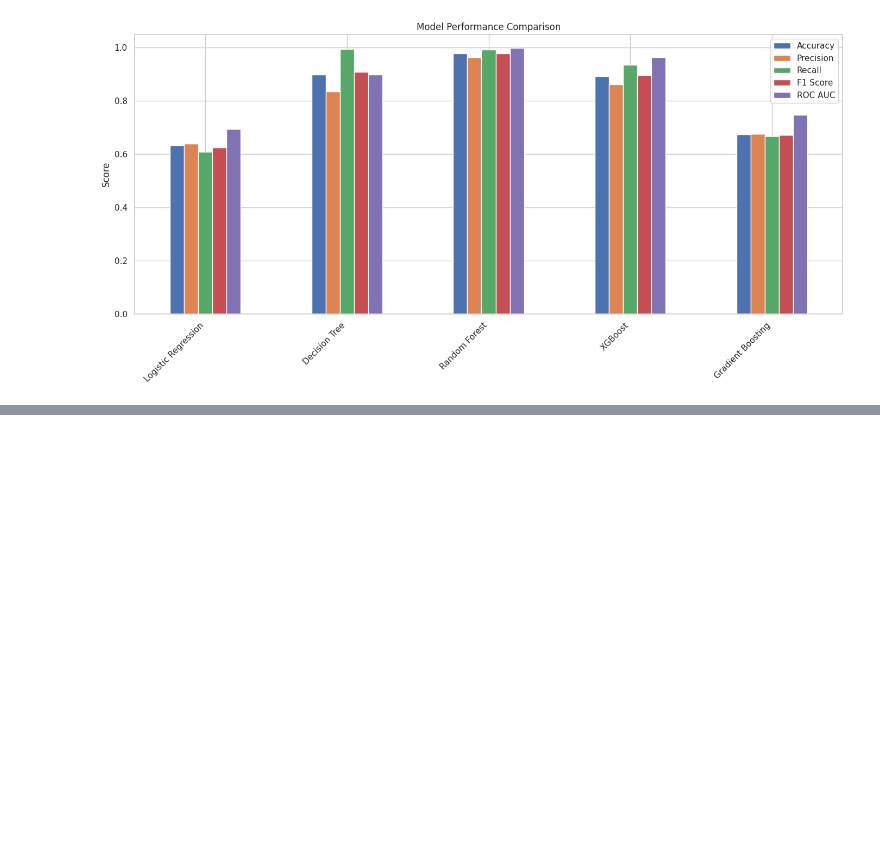
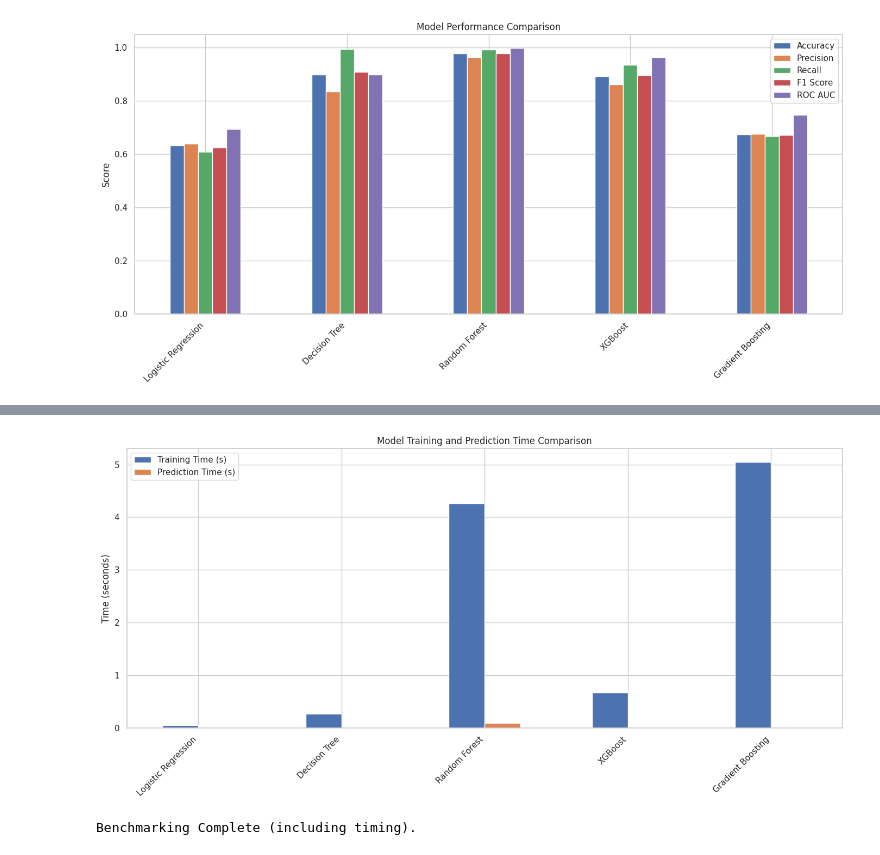
Before and after one commit to Afealete/FOXTROT-2-ASSIGNMENT-2, a Jupyter notebook: Group 4 (FOXTROT-2) Project One.ipynb, the cells around one changed output, grey strips where cells are left out. Saved outputs shown, nothing was run; the diff lists cells and outputs as text; code cells hidden in the pictures; blank space fills up the shorter version.

```diff
--- a/Group 4 (FOXTROT-2) Project One.ipynb
+++ b/Group 4 (FOXTROT-2) Project One.ipynb
@@ -820,0 +754,77 @@ Model Benchmarking Results:
+# %%
+import timeit
+# Explanation of Error Analysis
+print("### Error Analysis Explained ###")
+print("Error analysis is the process of systematically examining the instances where a model makes incorrect predictions.")
+print("It helps us understand *why* the model is failing and identify specific types of errors or subsets of data where performance is poor.")
+print("Common tools for error analysis include:")
+print("- Confusion Matrices: Visualize true vs. predicted classes, highlighting False Positives and False Negatives.")
+print("- Classification Reports: Provide precision, recall, and F1-score per class.")
+print("- ROC Curves: Evaluate the trade-off between the True Positive Rate and the False Positive Rate at various thresholds.")
+print("- Examining misclassified instances: Manually inspecting data points where the model was wrong to find patterns or underlying reasons.")
+print("\nIn the code, we performed error analysis by generating:")
+print("- Confusion Matrices for each model to see where misclassifications occur.")
+print("- Classification Reports to get detailed per-class performance metrics.")
+print("- ROC Curves to assess the models' ability to distinguish between classes across different probability thresholds.")
+
+# Explanation of Performance Benchmarking
+print("\n### Performance Benchmarking Explained ###")
+print("Performance benchmarking involves evaluating and comparing the performance of different models or algorithms on a specific task.")
+print("The goal is to determine which model performs best based on relevant evaluation metrics and potentially computational efficiency.")
+print("Key aspects of performance benchmarking include:")
+print("- Defining relevant evaluation metrics (e.g., Accuracy, Precision, Recall, F1-score, ROC AUC).")
+print("- Using a consistent dataset and evaluation protocol (e.g., train-test split, cross-validation).")
+print("- Comparing metric scores across different models.")
+print("- Considering other factors like training time, prediction time, and model complexity (though not explicitly timed in the previous code).")
+print("\nIn the code, we performed performance benchmarking by:")
+print("- Training and evaluating multiple classification models (Logistic Regression, Decision Tree, Random Forest, XGBoost, Gradient Boosting).")
+print("- Calculating and comparing common classification metrics (Accuracy, Precision, Recall, F1 Score, ROC AUC) for each model on the test set.")
+print("- Presenting these metrics in a table for easy comparison.")
+print("- Visualizing the performance using bar plots of metrics and ROC curves.")
+print("- Using cross-validation on the best model to get a more robust estimate of its performance on unseen data.")
+print("- Examining Feature Importance for tree-based models to understand which features are most influential in their predictions.")
+
+# Adding Performance Benchmarking (Timing) - Optional but useful for comparing speed
+print("\n### Adding Timing Benchmarking ###")
+
+model_training_times = {}
+model_prediction_times = {}
+
+for name, model in models.items():
+    print(f"Benchmarking {name}...")
+
+    # Time training
+    start_time = timeit.default_timer()
+    model.fit(X_train_scaled, y_train)
+    end_time = timeit.default_timer()
+    training_time = end_time - start_time
+    model_training_times[name] = training_time
+    print(f"  Training Time: {training_time:.4f} seconds")
+
+    # Time prediction
+    start_time = timeit.default_timer()
+    y_pred = model.predict(X_test_scaled)
+    end_time = timeit.default_timer()
+    prediction_time = end_time - start_time
+    model_prediction_times[name] = prediction_time
+    print(f"  Prediction Time: {prediction_time:.4f} seconds")
+
+# Display timing results
+timing_results_df = pd.DataFrame({
+    'Training Time (s)': pd.Series(model_training_times),
+    'Prediction Time (s)': pd.Series(model_prediction_times)
+})
+print("\nModel Timing Benchmarking:")
+print(timing_results_df)
+
+# Optional: Visualize timing results
+timing_results_df.plot(kind='bar', figsize=(14, 7))
+plt.title('Model Training and Prediction Time Comparison')
+plt.ylabel('Time (seconds)')
+plt.xticks(rotation=45, ha='right')
+plt.legend(loc='best')
+plt.tight_layout()
+plt.show()
+
+print("\nBenchmarking Complete (including timing).")
+# %% [output]
@@ -820,0 +848,2 @@ Model Benchmarking Results:
+[figure, added]
+Benchmarking Complete (including timing).
```
Also changed, not shown: parts of 8 cells of this notebook.
